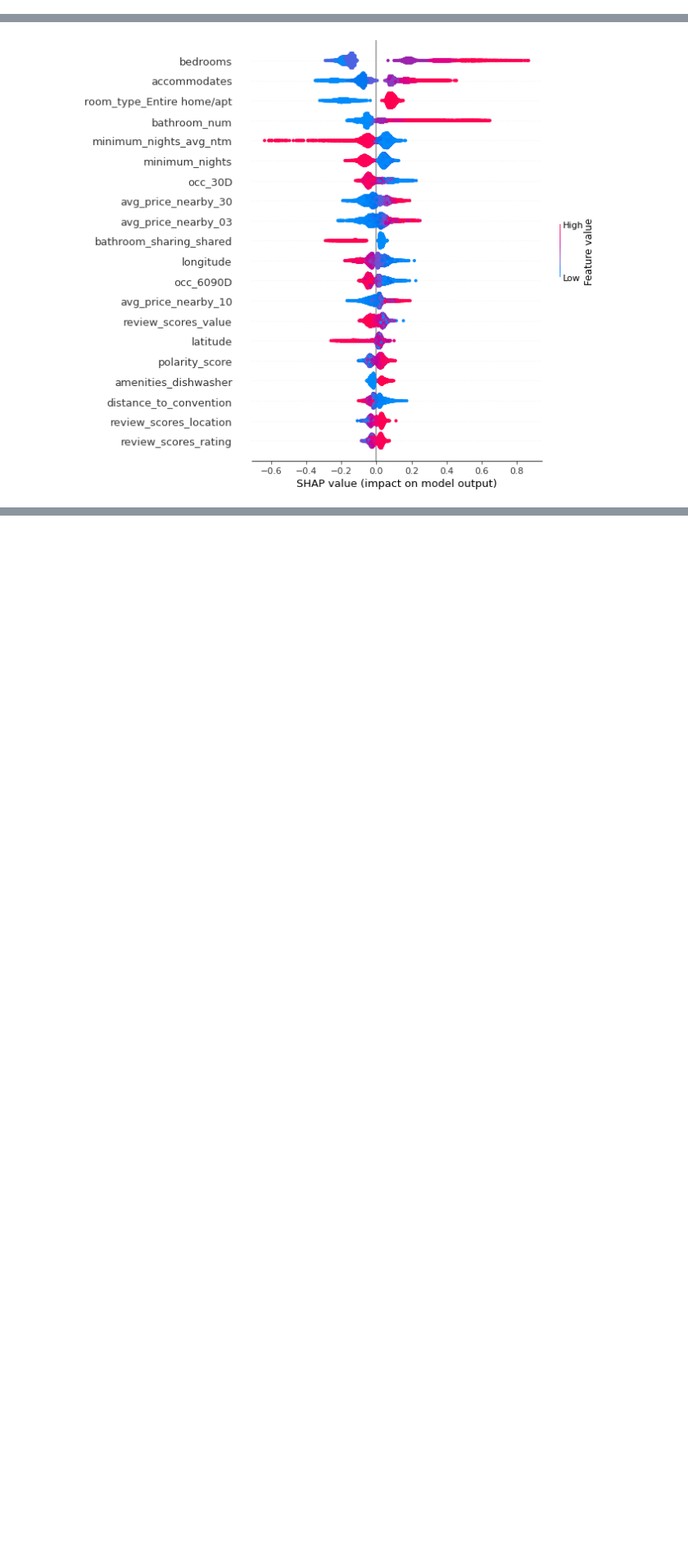
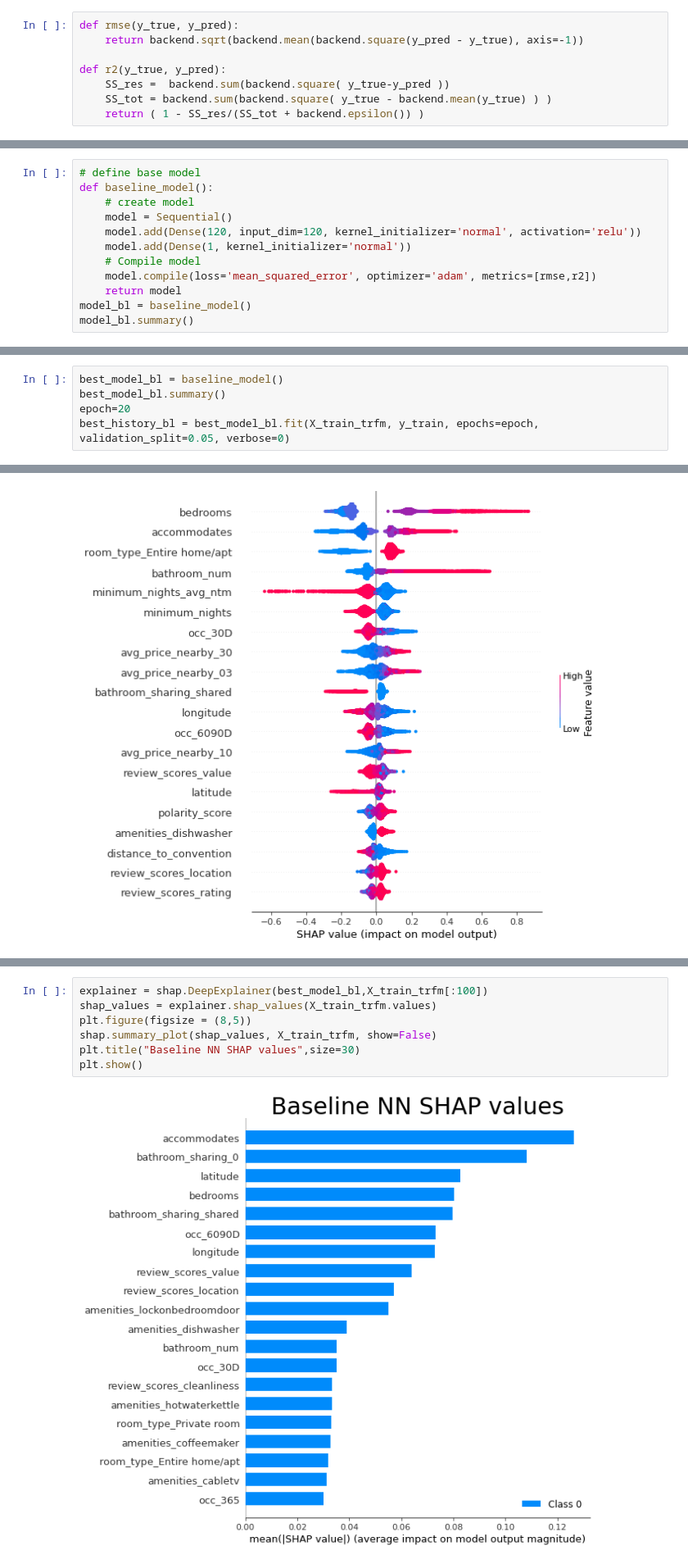
Before and after one commit to skoruthu/airbnb_recommender, a Jupyter notebook: models.ipynb, the cells around one changed output, grey strips where cells are left out. Shown at 82% size. Drawn from its saved outputs; the diff is of its cells as text; blank space fills up the shorter version.

```diff
--- a/models.ipynb
+++ b/models.ipynb
@@ -1246,0 +1280,8 @@ Test MSE: 0.0967
+# %%
+def rmse(y_true, y_pred):
+    return backend.sqrt(backend.mean(backend.square(y_pred - y_true), axis=-1))
+
+def r2(y_true, y_pred):
+    SS_res =  backend.sum(backend.square( y_true-y_pred ))
+    SS_tot = backend.sum(backend.square( y_true - backend.mean(y_true) ) )
+    return ( 1 - SS_res/(SS_tot + backend.epsilon()) )
@@ -1246,0 +1294,12 @@ Test MSE: 0.0967
+# %%
+# define base model
+def baseline_model():
+    # create model
+    model = Sequential()
+    model.add(Dense(120, input_dim=120, kernel_initializer='normal', activation='relu'))
+    model.add(Dense(1, kernel_initializer='normal'))
+    # Compile model
+    model.compile(loss='mean_squared_error', optimizer='adam', metrics=[rmse,r2])
+    return model
+model_bl = baseline_model()
+model_bl.summary()
@@ -1246,0 +1342,5 @@ Test MSE: 0.0967
+# %%
+best_model_bl = baseline_model()
+best_model_bl.summary()
+epoch=20
+best_history_bl = best_model_bl.fit(X_train_trfm, y_train, epochs=epoch, validation_split=0.05, verbose=0)
@@ -1310,0 +1607,9 @@ plt.show()
+# %%
+explainer = shap.DeepExplainer(best_model_bl,X_train_trfm[:100])
+shap_values = explainer.shap_values(X_train_trfm.values)
+plt.figure(figsize = (8,5))
+shap.summary_plot(shap_values, X_train_trfm, show=False)
+plt.title("Baseline NN SHAP values",size=30)
+plt.show()
+# %% [output]
+[figure, added]
```
Also changed, not shown: parts of 45 cells of this notebook.
